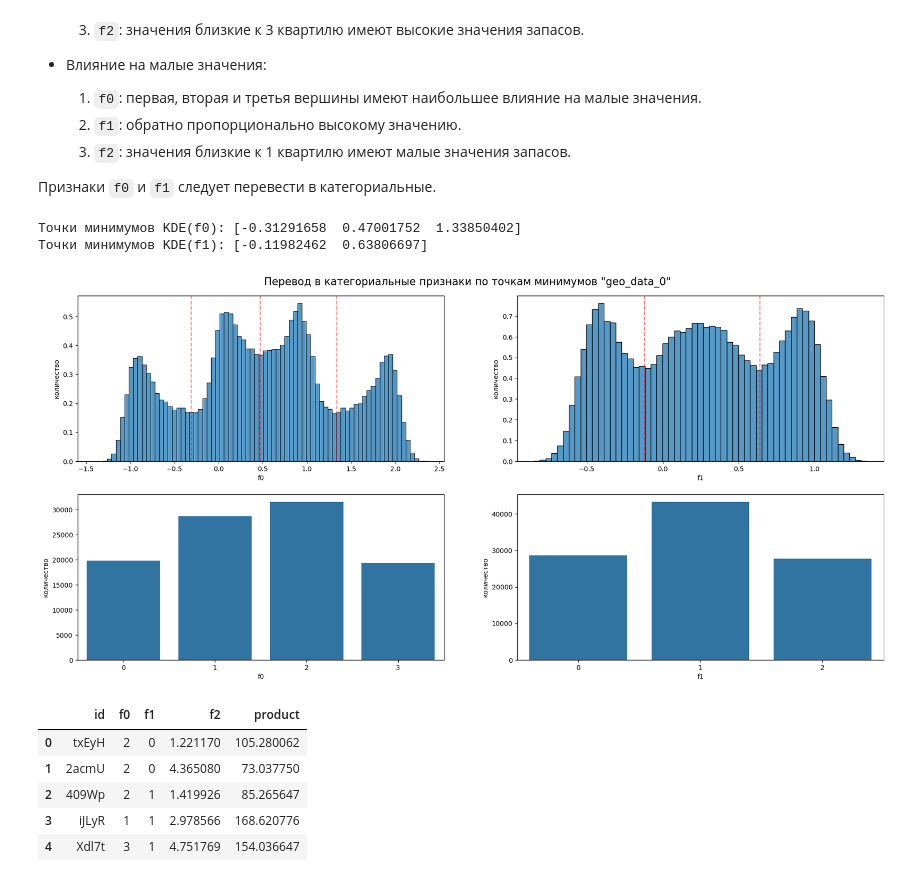
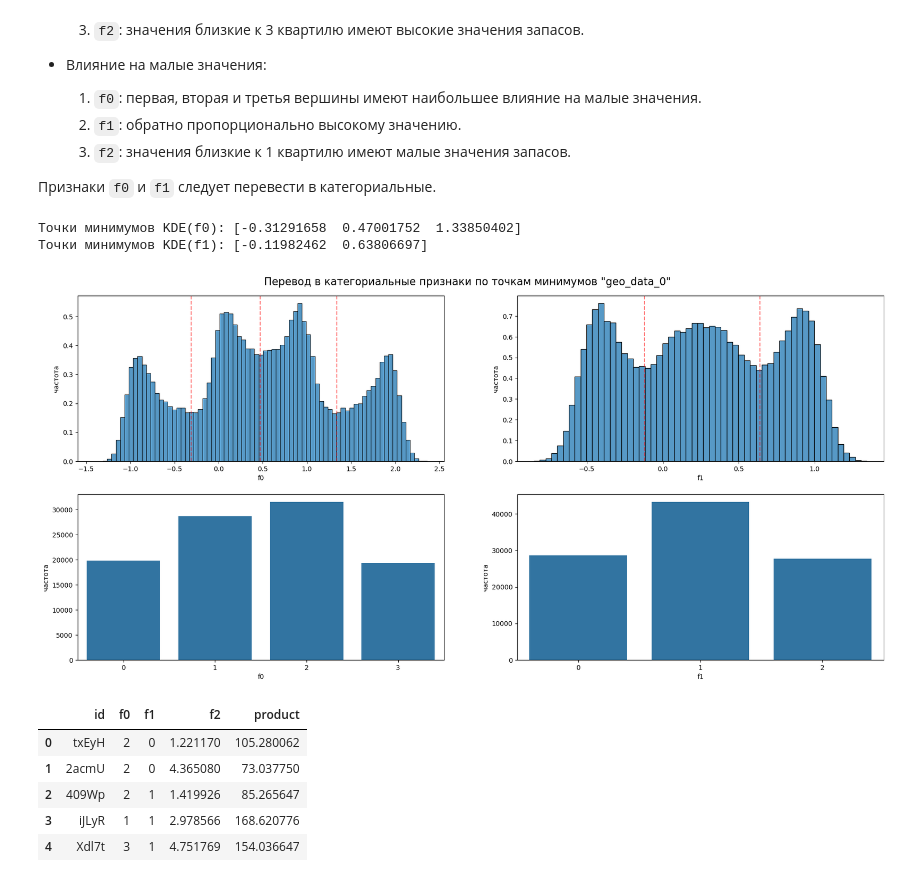
Before and after one commit to serguntsov/geo_well_ml, a Jupyter notebook: where_to_drill_a_well.ipynb, the cells around one changed output. Cells and saved outputs as stored; diff of their text form; code cells hidden in the pictures.

```diff
--- a/where_to_drill_a_well.ipynb
+++ b/where_to_drill_a_well.ipynb
@@ -353,7 +404,7 @@ plt.show()
 Признаки `f0` и `f1` следует перевести в категориальные.
 # %%
 # функция для нахождения точек минимумов по оси абцисс и перевода признака в категориальный
-def get_min_extrema(*cols, df):
+def get_df_category(*cols, df):
     plt.figure(figsize=(22, 10))
     kde_min = {}
 
@@ -373,7 +424,7 @@ def get_min_extrema(*cols, df):
         axes = sns.histplot(data=df, x=clm, stat="density")
         for x in minimum_x:
             plt.axvline(x=x, color='r', linestyle='--', alpha=0.5)
-        axes.set_ylabel('количество')
+        axes.set_ylabel('частота')
 
         # перевод в категориальный
         kde_min[clm] = [-np.inf] + minimum_x.tolist() + [np.inf]
@@ -386,17 +437,17 @@ def get_min_extrema(*cols, df):
         # отрисовка категориальных
         plt.subplot(2, len(cols), i+1+len(cols))
         axes = sns.countplot(data=df, x=clm)
-        axes.set_ylabel('количество')
+        axes.set_ylabel('частота')
 
     return df
 # %%
-get_min_extrema('f0', 'f1', df=geo_data_0)
+get_df_category('f0', 'f1', df=geo_data_0)
 plt.suptitle('Перевод в категориальные признаки по точкам минимумов "geo_data_0"', fontsize=16, y=0.92)
 plt.show()
 # %% [output]
 Точки минимумов KDE(f0): [-0.31291658  0.47001752  1.33850402]
 Точки минимумов KDE(f1): [-0.11982462  0.63806697]
-[figure, old version]
+[figure, new version]
 # %%
 display(geo_data_0.head())
 geo_data_0.info()
```
Also changed, not shown: parts of 52 cells of this notebook, 3 other files.
